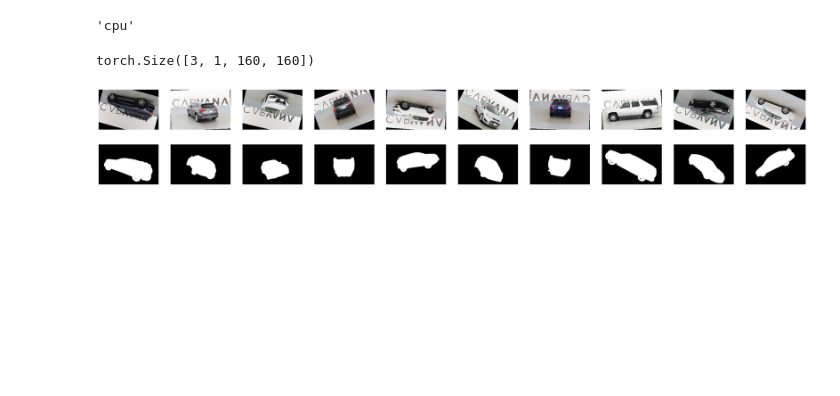
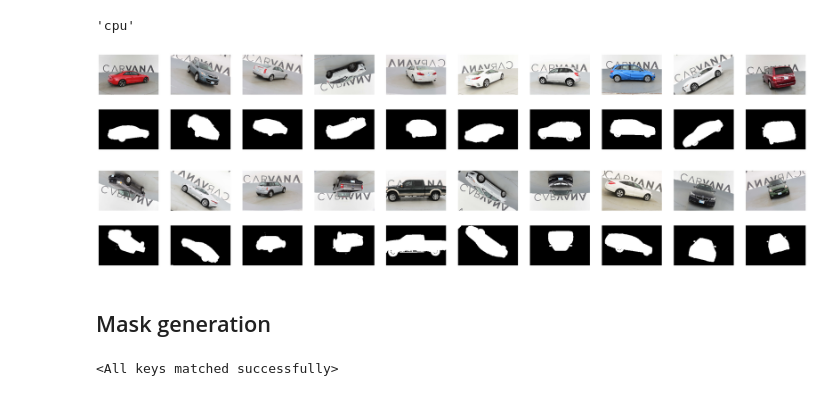
Before and after one commit to AtiqurRahmanAni/ml-algos, a Jupyter notebook: UNet/main.ipynb, the cells around one changed output. Saved outputs shown, nothing was run; the diff lists cells and outputs as text; code cells hidden in the pictures; blank space fills up the shorter version.

```diff
--- a/UNet/main.ipynb
+++ b/UNet/main.ipynb
@@ -141,7 +44,0 @@ class UNET(nn.Module):
-# %%
-model = UNET().to(DEVICE)
-
-inp = torch.randn(3, 3, 160, 160)
-model(inp).shape
-# %% [output]
-torch.Size([3, 1, 160, 160])
@@ -154,34 +53,43 @@ IMAGE_HEIGHT = 160
 NUM_WROKERS = 6
 PIN_MEMORY = True
 # %%
-my_transforms = v2.Compose([
-    v2.ToImage(),
-    v2.Resize(size=(IMAGE_HEIGHT, IMAGE_WIDTH)),
-    v2.RandomHorizontalFlip(p=0.2),
-    v2.RandomVerticalFlip(p=0.2),
-    v2.RandomRotation(degrees=30),
-    v2.ToDtype(torch.float32, scale=True)
+train_transforms = A.Compose([
+    A.Resize(height=IMAGE_HEIGHT, width=IMAGE_WIDTH),
+    A.Rotate(limit=30),
+    A.VerticalFlip(p=0.2),
+    A.HorizontalFlip(p=0.2),
+    A.Normalize(mean=[0, 0, 0], std=[1, 1, 1], max_pixel_value=255),
+    ToTensorV2()
 ])
+
+val_transforms = A.Compose([
+    A.Resize(height=IMAGE_HEIGHT, width=IMAGE_WIDTH),
+    A.Normalize(mean=[0, 0, 0], std=[1, 1, 1], max_pixel_value=255),
+    ToTensorV2()
+])
+
 train_set = CarvanaDataset(image_dir="../datasets/Carvana/train",
                            mask_dir="../datasets/Carvana/train_masks",
-                           transforms=my_transforms)
+                           transforms=train_transforms)
 
 val_set = CarvanaDataset(image_dir="../datasets/Carvana/val",
                            mask_dir="../datasets/Carvana/val_masks",
-                           transforms=my_transforms)
+                           transforms=val_transforms)
 # %%
-idx = np.random.randint(train_set.__len__(), size=10)
-fig, axs = plt.subplots(2, 10, figsize=(35, 5))
+for data_split in [train_set, val_set]:
+    idx = np.random.randint(data_split.__len__(), size=10)
+    fig, axs = plt.subplots(2, 10, figsize=(35, 5))
 
-for ax0, ax1, i in zip(axs[0], axs[1], idx):
-    img, mask = train_set.__getitem__(i)
-    ax0.imshow(img.permute(1, 2, 0))
-    ax0.axis(False)
+    for ax0, ax1, i in zip(axs[0], axs[1], idx):
+        img, mask = train_set.__getitem__(i)
+        ax0.imshow(img.permute(1, 2, 0))
+        ax0.axis(False)
 
-    ax1.imshow(mask.permute(1, 2, 0), cmap="gray")
-    ax1.axis(False)
+        ax1.imshow(mask.permute(1, 2, 0), cmap="gray")
+        ax1.axis(False)
 
-plt.show()
+    plt.show()
 # %% [output]
-[figure, old version]
+[figure, new version]
+[figure, added]
 # %%
@@ -189 +142,7 @@ train_loader = DataLoader(train_set, batch_size=BATCH_SIZE, shuffle=True, pin_me
+# %% [markdown]
+## Mask generation
+# %%
+model.load_state_dict(torch.load("./best_model.pth", weights_only=True, map_location=DEVICE))
+# %% [output]
+<All keys matched successfully>
 # %%
```
Also changed, not shown: parts of 12 cells of this notebook, 3 other files.
